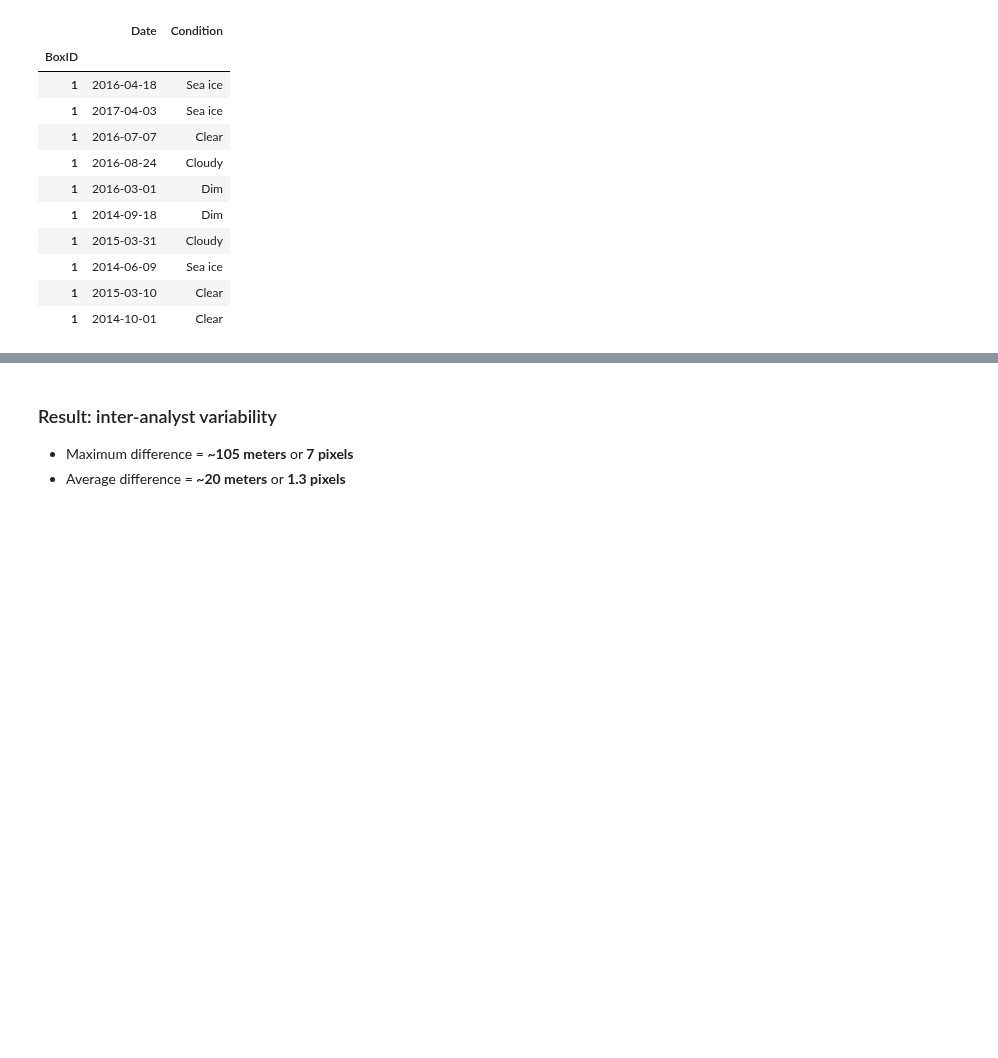
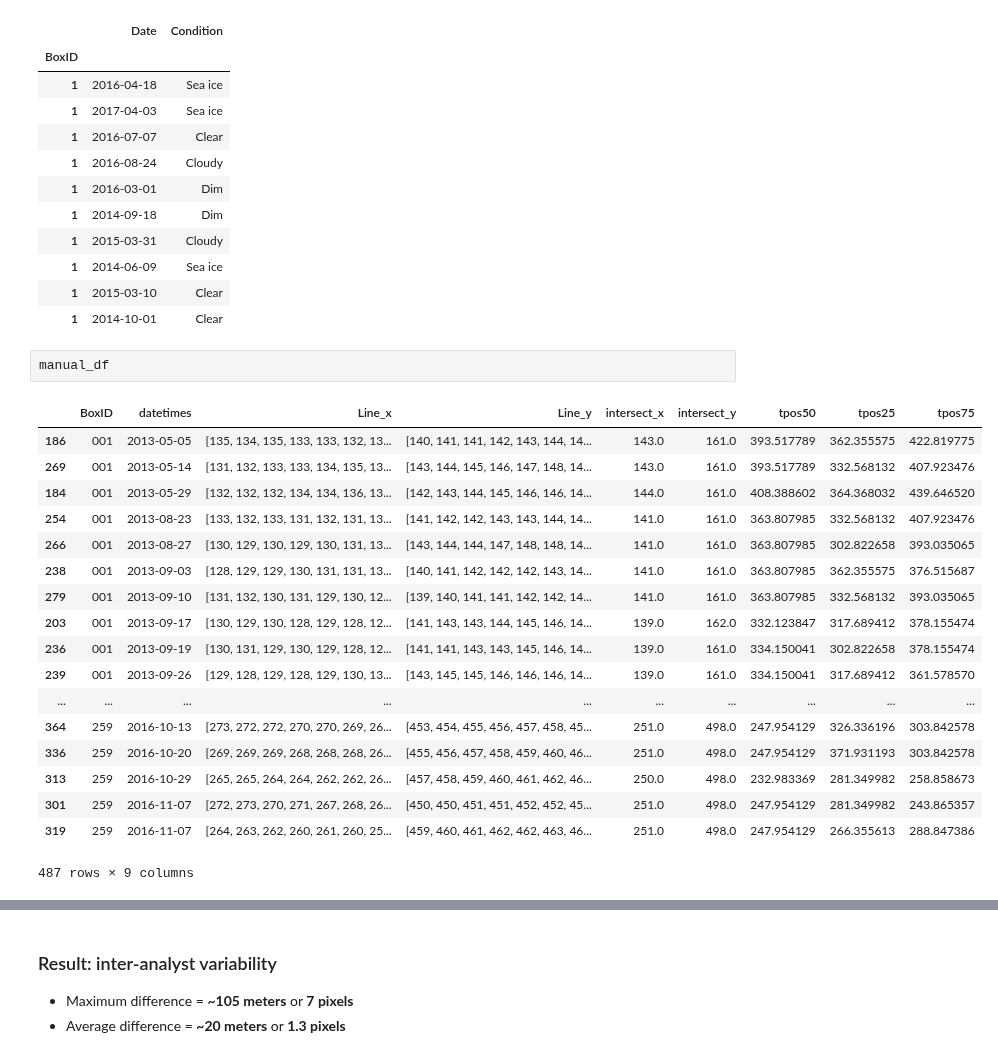
Before and after one commit to jukesliu/automated-glacier-terminus, a Jupyter notebook: Manual_delineations.ipynb, the cells around one changed output, grey strips where cells are left out. Drawn from its saved outputs; the diff is of its cells as text; blank space fills up the shorter version.

```diff
--- a/Manual_delineations.ipynb
+++ b/Manual_delineations.ipynb
@@ -706,4 +653,25 @@ duplicate_df.head(10)
 | 1 | 2014-06-09 | Sea ice |
 | 1 | 2015-03-10 | Clear |
 | 1 | 2014-10-01 | Clear |
+# %%
+manual_df
+# %% [output]
+|  | BoxID | datetimes | Line_x | Line_y | intersect_x | intersect_y | tpos50 | tpos25 | tpos75 |
+| 186 | 001 | 2013-05-05 | [135, 134, 135, 133, 133, 132, 13... | [140, 141, 141, 142, 143, 144, 14... | 143.0 | 161.0 | 393.517789 | 362.355575 | 422.819775 |
+| 269 | 001 | 2013-05-14 | [131, 132, 133, 133, 134, 135, 13... | [143, 144, 145, 146, 147, 148, 14... | 143.0 | 161.0 | 393.517789 | 332.568132 | 407.923476 |
+| 184 | 001 | 2013-05-29 | [132, 132, 132, 134, 134, 136, 13... | [142, 143, 144, 145, 146, 146, 14... | 144.0 | 161.0 | 408.388602 | 364.368032 | 439.646520 |
+| 254 | 001 | 2013-08-23 | [133, 132, 133, 131, 132, 131, 13... | [141, 142, 142, 143, 143, 144, 14... | 141.0 | 161.0 | 363.807985 | 332.568132 | 407.923476 |
+| 266 | 001 | 2013-08-27 | [130, 129, 130, 129, 130, 131, 13... | [143, 144, 144, 147, 148, 148, 14... | 141.0 | 161.0 | 363.807985 | 302.822658 | 393.035065 |
+| 238 | 001 | 2013-09-03 | [128, 129, 129, 130, 131, 131, 13... | [140, 141, 142, 142, 142, 143, 14... | 141.0 | 161.0 | 363.807985 | 362.355575 | 376.515687 |
+| 279 | 001 | 2013-09-10 | [131, 132, 130, 131, 129, 130, 12... | [139, 140, 141, 141, 142, 142, 14... | 141.0 | 161.0 | 363.807985 | 332.568132 | 393.035065 |
+| 203 | 001 | 2013-09-17 | [130, 129, 130, 128, 129, 128, 12... | [141, 143, 143, 144, 145, 146, 14... | 139.0 | 162.0 | 332.123847 | 317.689412 | 378.155474 |
+| 236 | 001 | 2013-09-19 | [130, 131, 129, 130, 129, 128, 12... | [141, 141, 143, 143, 145, 146, 14... | 139.0 | 161.0 | 334.150041 | 302.822658 | 378.155474 |
+| 239 | 001 | 2013-09-26 | [129, 128, 129, 128, 129, 130, 13... | [143, 145, 145, 146, 146, 146, 14... | 139.0 | 161.0 | 334.150041 | 317.689412 | 361.578570 |
+| ... | ... | ... | ... | ... | ... | ... | ... | ... | ... |
+| 364 | 259 | 2016-10-13 | [273, 272, 272, 270, 270, 269, 26... | [453, 454, 455, 456, 457, 458, 45... | 251.0 | 498.0 | 247.954129 | 326.336196 | 303.842578 |
+| 336 | 259 | 2016-10-20 | [269, 269, 269, 268, 268, 268, 26... | [455, 456, 457, 458, 459, 460, 46... | 251.0 | 498.0 | 247.954129 | 371.931193 | 303.842578 |
+| 313 | 259 | 2016-10-29 | [265, 265, 264, 264, 262, 262, 26... | [457, 458, 459, 460, 461, 462, 46... | 250.0 | 498.0 | 232.983369 | 281.349982 | 258.858673 |
+| 301 | 259 | 2016-11-07 | [272, 273, 270, 271, 267, 268, 26... | [450, 450, 451, 451, 452, 452, 45... | 251.0 | 498.0 | 247.954129 | 281.349982 | 243.865357 |
+| 319 | 259 | 2016-11-07 | [264, 263, 262, 260, 261, 260, 25... | [459, 460, 461, 462, 462, 463, 46... | 251.0 | 498.0 | 247.954129 | 266.355613 | 288.847386 |
+487 rows × 9 columns
 # %%
```
Also changed, not shown: parts of 33 cells of this notebook, 2 other files.
